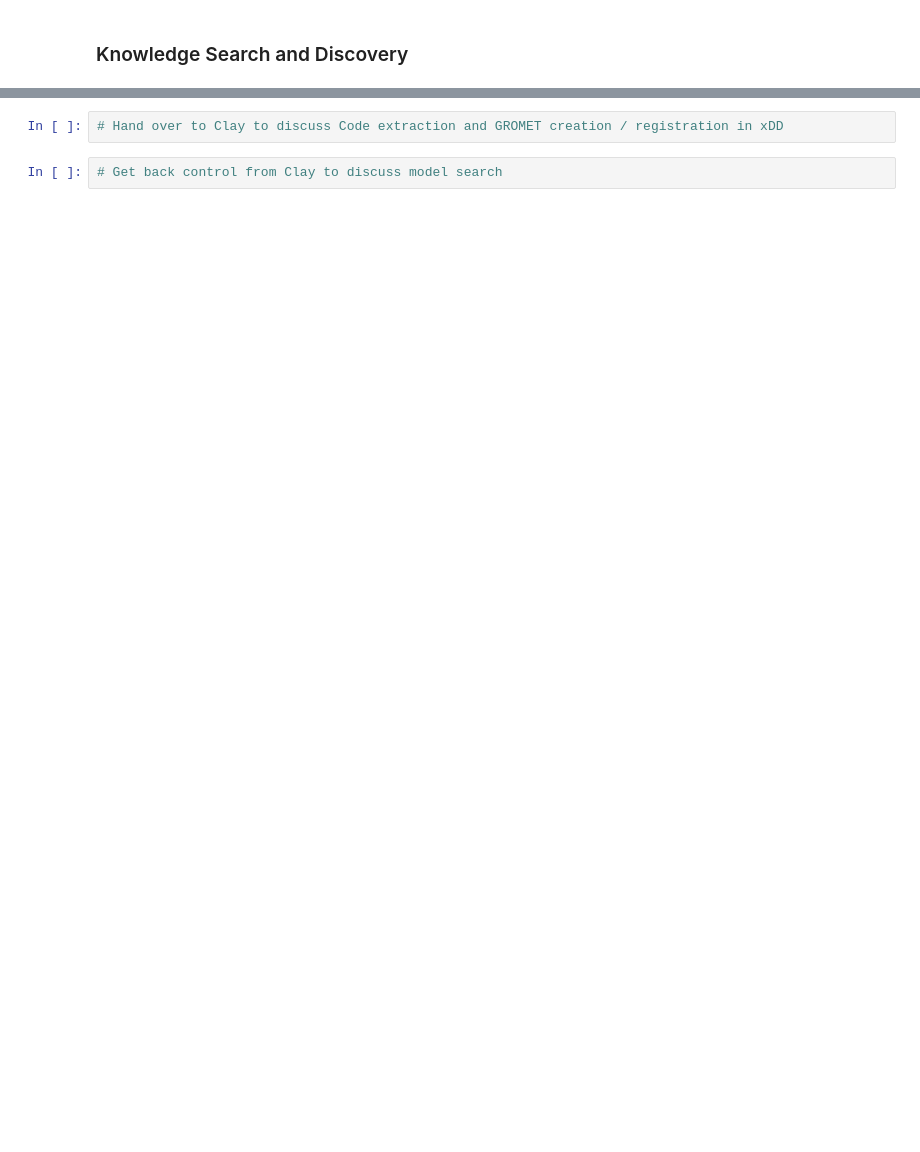
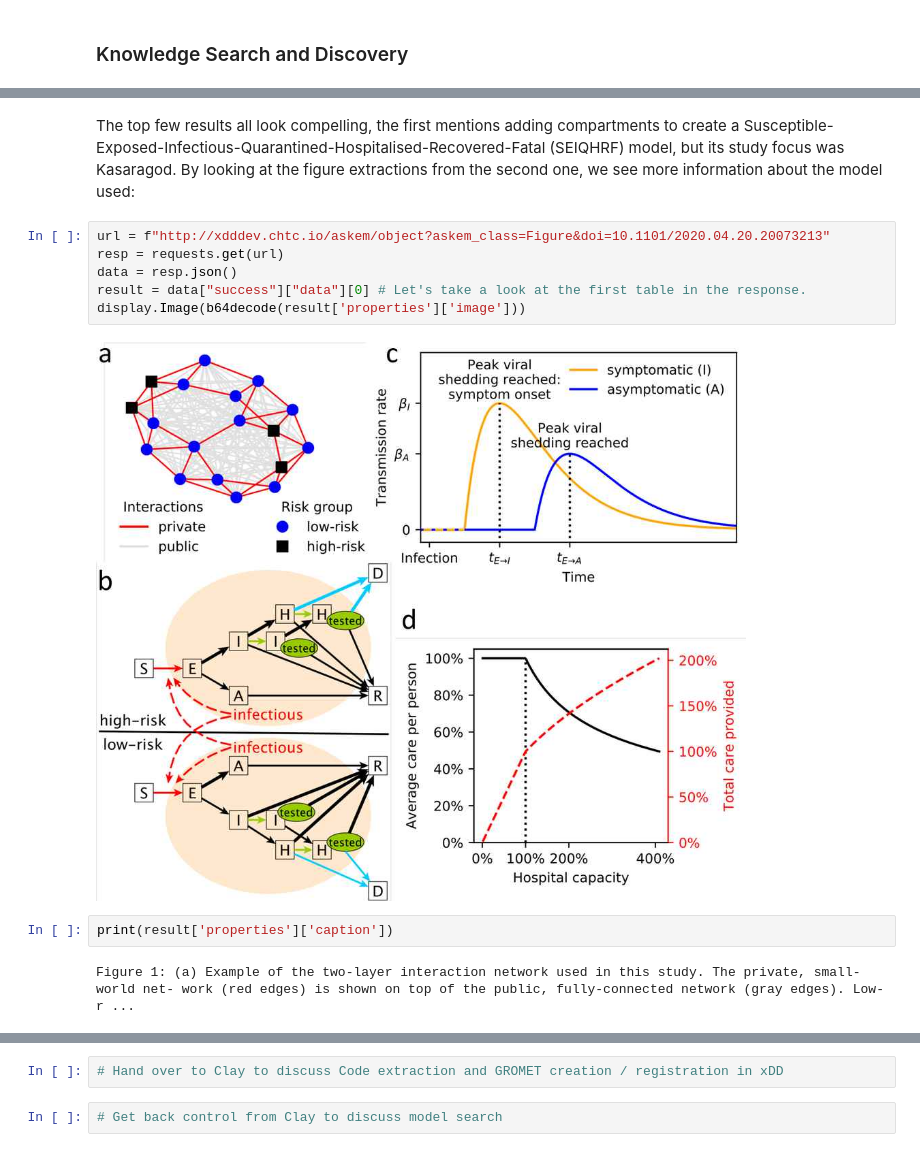
Before and after one commit to xDD-LAKE/Phase1, a Jupyter notebook: December_demo/xDD_LAKE_December_demo.ipynb, the cells around one changed output, grey strips where cells are left out. Saved outputs shown, nothing was run; the diff lists cells and outputs as text; blank space fills up the shorter version.

```diff
--- a/December_demo/xDD_LAKE_December_demo.ipynb
+++ b/December_demo/xDD_LAKE_December_demo.ipynb
@@ -44,0 +90,14 @@
+# %% [markdown]
+The top few results all look compelling, the first mentions adding compartments to create a Susceptible-Exposed-Infectious-Quarantined-Hospitalised-Recovered-Fatal (SEIQHRF) model, but its study focus was Kasaragod. By looking at the figure extractions from the second one, we see more information about the model used:
+# %%
+url = f"http://xdddev.chtc.io/askem/object?askem_class=Figure&doi=10.1101/2020.04.20.20073213"
+resp = requests.get(url)
+data = resp.json()
+result = data["success"]["data"][0] # Let's take a look at the first table in the response.
+display.Image(b64decode(result['properties']['image']))
+# %% [output]
+[figure, added]
+# %%
+print(result['properties']['caption'])
+# %% [output]
+Figure 1: (a) Example of the two-layer interaction network used in this study. The private, small-world net- work (red edges) is shown on top of the public, fully-connected network (gray edges). Low-r ...
```
Also changed, not shown: parts of 24 cells of this notebook.
